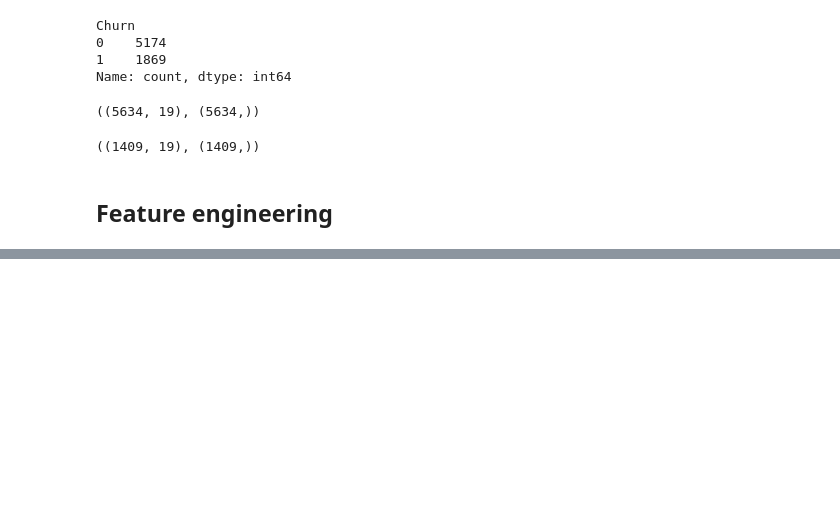
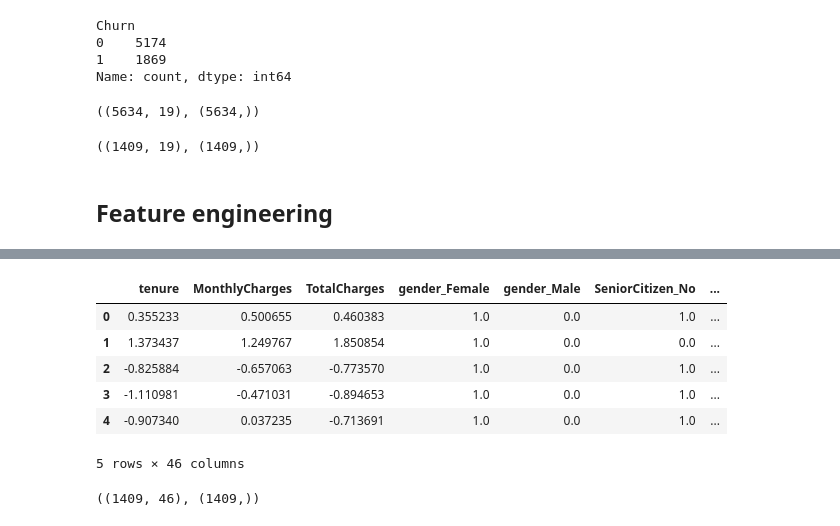
Before and after one commit to Azie88/Machine-Learning-Classification-Review, a Jupyter notebook: Churn_Notebook.ipynb, the cells around one changed output, grey strips where cells are left out. Saved outputs shown, nothing was run; the diff lists cells and outputs as text; code cells hidden in the pictures; blank space fills up the shorter version.

```diff
--- a/Churn_Notebook.ipynb
+++ b/Churn_Notebook.ipynb
@@ -188,0 +271,14 @@ numerical = ['tenure', 'MonthlyCharges', 'TotalCharges']
+# %%
+test_df.head()
+# %% [output]
+|  | tenure | MonthlyCharges | TotalCharges | gender_Female | gender_Male | SeniorCitizen_No | ... |
+| 0 | 0.355233 | 0.500655 | 0.460383 | 1.0 | 0.0 | 1.0 | ... |
+| 1 | 1.373437 | 1.249767 | 1.850854 | 1.0 | 0.0 | 0.0 | ... |
+| 2 | -0.825884 | -0.657063 | -0.773570 | 1.0 | 0.0 | 1.0 | ... |
+| 3 | -1.110981 | -0.471031 | -0.894653 | 1.0 | 0.0 | 1.0 | ... |
+| 4 | -0.907340 | 0.037235 | -0.713691 | 1.0 | 0.0 | 1.0 | ... |
+5 rows × 46 columns
+# %%
+test_df.shape, y_test.shape
+# %% [output]
+((1409, 46), (1409,))
```
Also changed, not shown: parts of 12 cells of this notebook.
